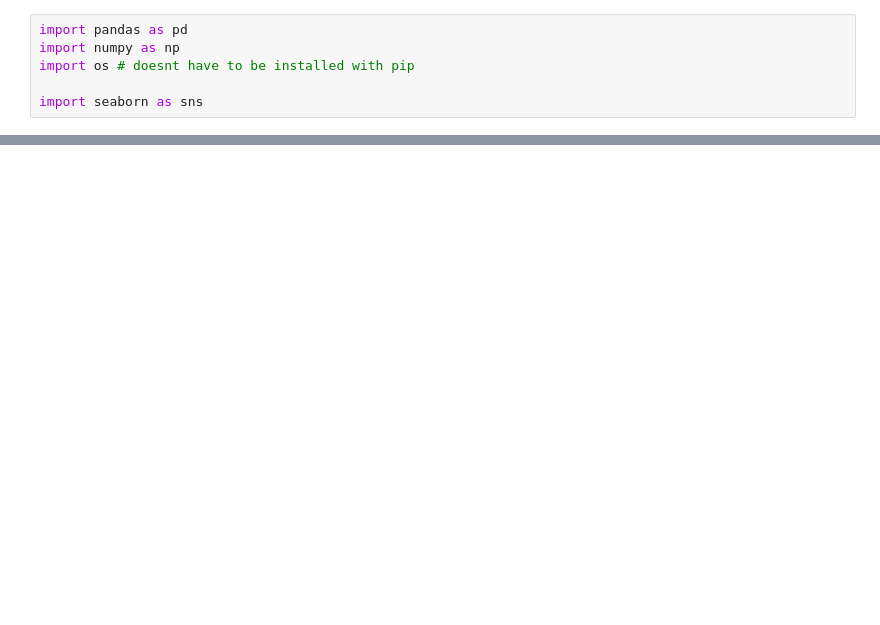
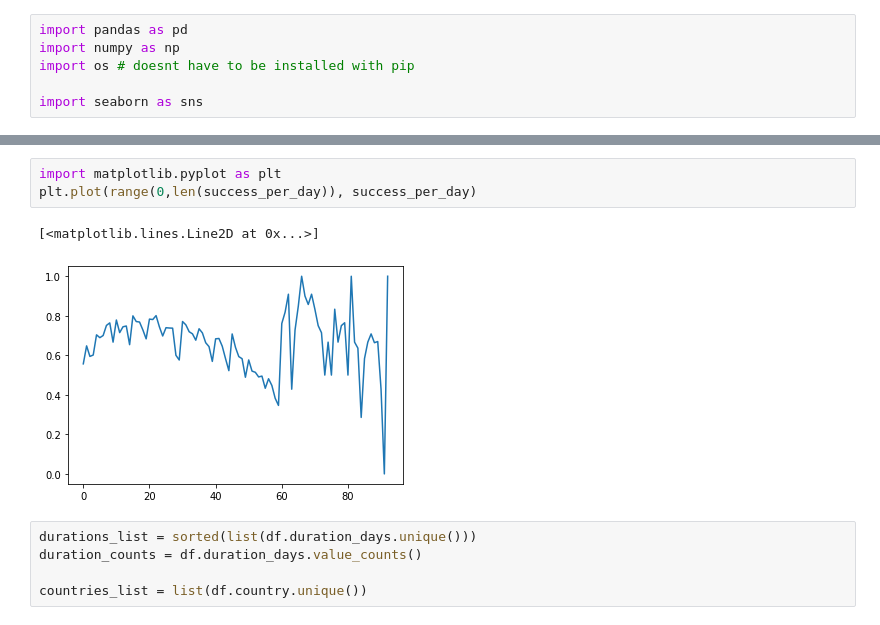
Before and after one commit to AIMPED/ML_Classification_Kickstarter, a Jupyter notebook: ML_Classification_Kickstarter_Adrian.ipynb, the cells around one changed output, grey strips where cells are left out. Drawn from its saved outputs; the diff is of its cells as text; blank space fills up the shorter version.

```diff
--- a/ML_Classification_Kickstarter_Adrian.ipynb
+++ b/ML_Classification_Kickstarter_Adrian.ipynb
@@ -104,0 +50,11 @@ sns.catplot(data=df, x='state', hue='staff_pick', kind='count')
+# %%
+import matplotlib.pyplot as plt
+plt.plot(range(0,len(success_per_day)), success_per_day)
+# %% [output]
+[<matplotlib.lines.Line2D at 0x...>]
+[figure, added]
+# %%
+durations_list = sorted(list(df.duration_days.unique()))
+duration_counts = df.duration_days.value_counts()
+
+countries_list = list(df.country.unique())
```
Also changed, not shown: parts of 22 cells of this notebook, 1 other file.
